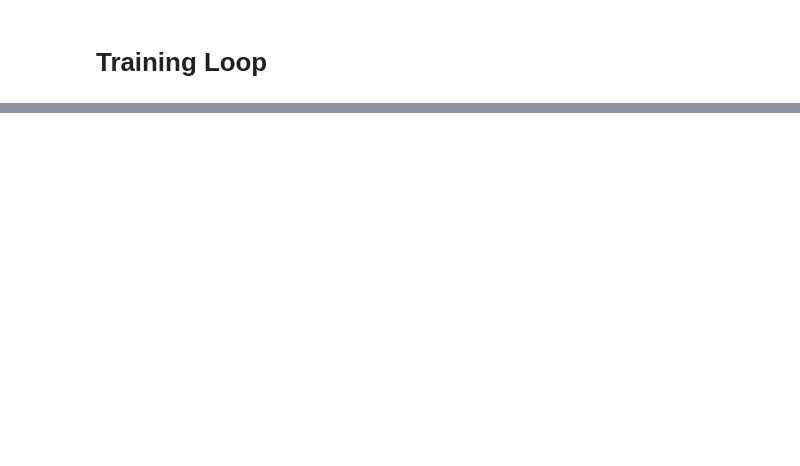
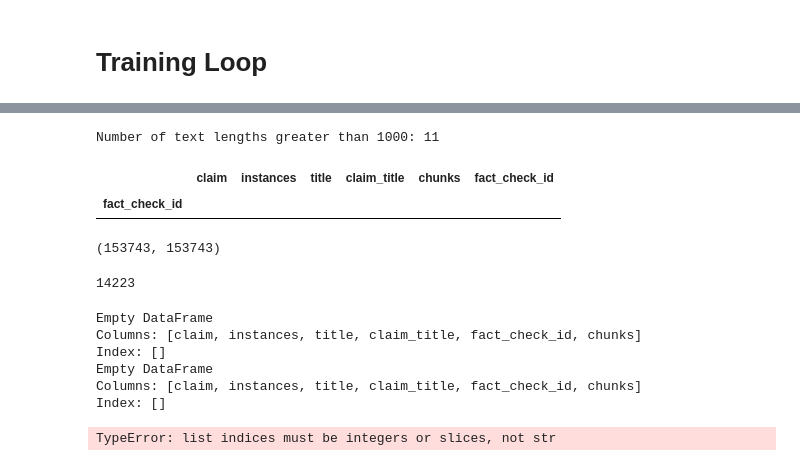
Before and after one commit to sanlares/semeval_2025, a Jupyter notebook: retrieval_fine_tuning.ipynb, the cells around one changed output, grey strips where cells are left out. Drawn from its saved outputs; the diff is of its cells as text; code cells hidden in the pictures; blank space fills up the shorter version.

```diff
--- a/retrieval_fine_tuning.ipynb
+++ b/retrieval_fine_tuning.ipynb
@@ -29,3 +36,37 @@ df_fact_checks, df_posts, df_fact_check_post_mapping = df_loader.load_data()
 
 # Initialize tokenizer
 tokenizer = AutoTokenizer.from_pretrained("intfloat/multilingual-e5-small")
+# %%
+# Corrected logic for combining OCR and text into ocr_text column
+def combine_ocr_text(row):
+    ocr = row['ocr']
+    text = row['text']
+    if ocr and isinstance(ocr, list) and len(ocr) > 0 and len(ocr[0]) > 0:
+        return 'passage: '+ str(ocr[0][0]) + ' ' + (str(text[0]) if text else '')
+    elif text:
+        return 'passage: '+ str(text[0])
+    else:
+        try:
+            return 'query: '+ str(ocr[0]) + ' ' + (str(text[0]) if text else '')
+        except:
+            return ''
+
+# Apply the function to create the new column
+df_posts['ocr_text'] = df_posts.apply(combine_ocr_text, axis=1)
+
+# Corrected logic for combining OCR and text into ocr_text column
+def combine_claim_text(row):
+    claim = row['claim']
+    title = row['title']
+    if claim and isinstance(claim, list) and len(claim) > 0 and len(claim[0]) > 0:
+        return 'query: '+ str(claim[0][0]) + ' ' + (str(title[0]) if title else '')
+    elif title:
+        return 'query: '+ str(title[0])
+    else:
+        try:
+            return 'query: '+ str(claim[0]) + ' ' + (str(title[0]) if title else '')
+        except:
+            return ''
+
+# Apply the function to create the new column
+df_fact_checks['claim_title'] = df_fact_checks.apply(combine_claim_text, axis=1)
@@ -31,0 +91,3 @@ tokenizer = AutoTokenizer.from_pretrained("intfloat/multilingual-e5-small")
+# %%
+df_posts['post_id']=df_posts.index
+df_fact_checks['fact_check_id']=df_fact_checks.index
@@ -442,0 +1260,33 @@ torch.Size([1, 128])
+# %%
+# Count the number of text lengths greater than 1000
+num_text_lengths_above_1000 = sum(length > 100 for length in text_lengths)
+print(f"Number of text lengths greater than 1000: {num_text_lengths_above_1000}")
+# %% [output]
+Number of text lengths greater than 1000: 11
+# %%
+df_fact_checks[df_fact_checks['claim_title'].str.len() == 0]
+# %% [output]
+|  | claim | instances | title | claim_title | chunks | fact_check_id |
+| fact_check_id |  |  |  |  |  |  |
+# %%
+len(df_fact_checks.index.unique()), len(df_fact_checks)
+# %% [output]
+(153743, 153743)
+# %%
+df_fact_check_post_mapping['fact_check_id'].nunique()
+# %% [output]
+14223
+# %%
+print(df_fact_checks_filtered_train[df_fact_checks_filtered_train["claim_title"].isnull()])  # Filas con NaN
+print(df_fact_checks_filtered_train[df_fact_checks_filtered_train["claim_title"] == ""])    # Filas con cadenas vacías
+# %% [output]
+Empty DataFrame
+Columns: [claim, instances, title, claim_title, fact_check_id, chunks]
+Index: []
+Empty DataFrame
+Columns: [claim, instances, title, claim_title, fact_check_id, chunks]
+Index: []
+# %%
+pairs_data_filtered_train["o
+# %% [output]
+TypeError: list indices must be integers or slices, not str
```
Also changed, not shown: parts of 48 cells of this notebook, 4 other files.
